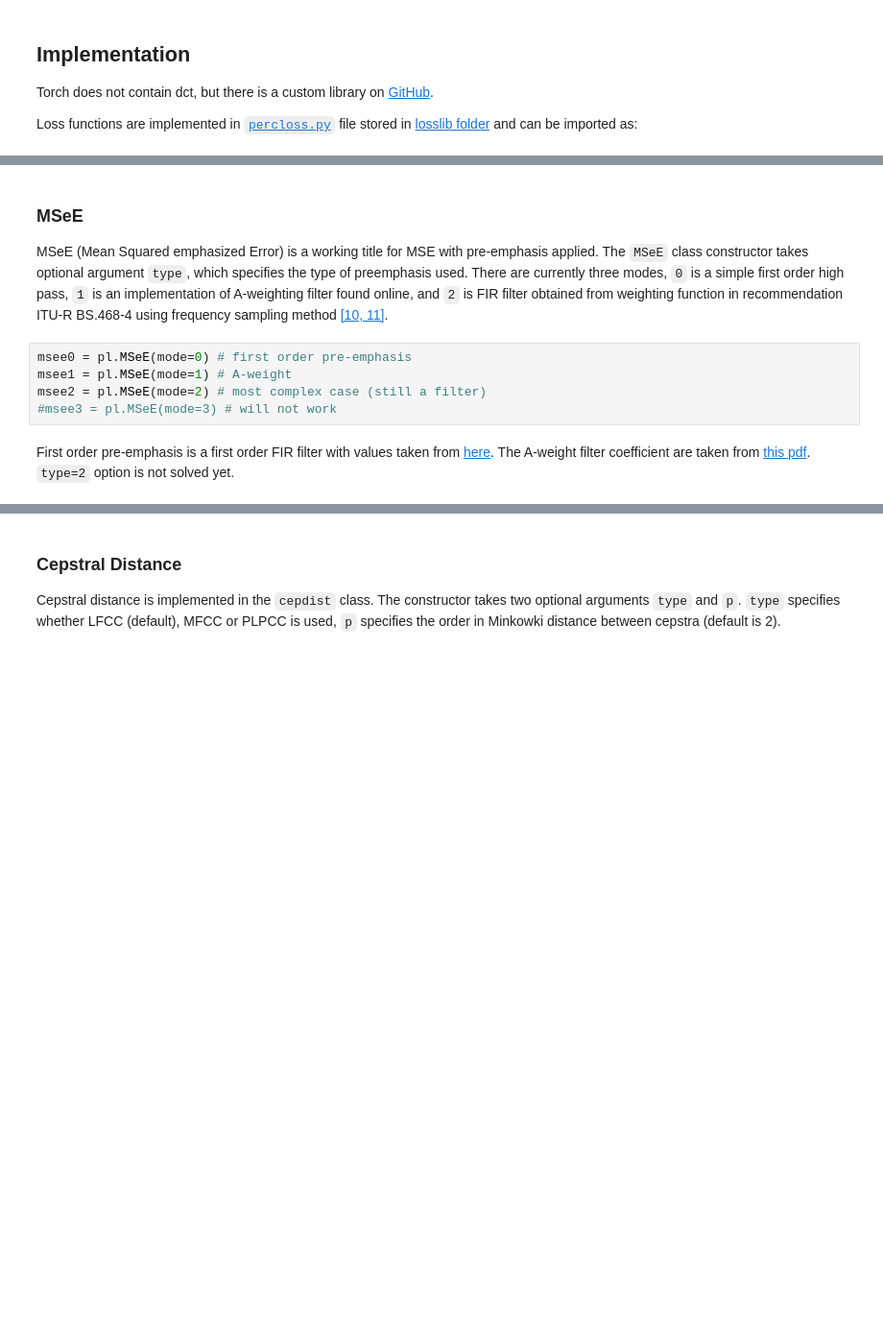
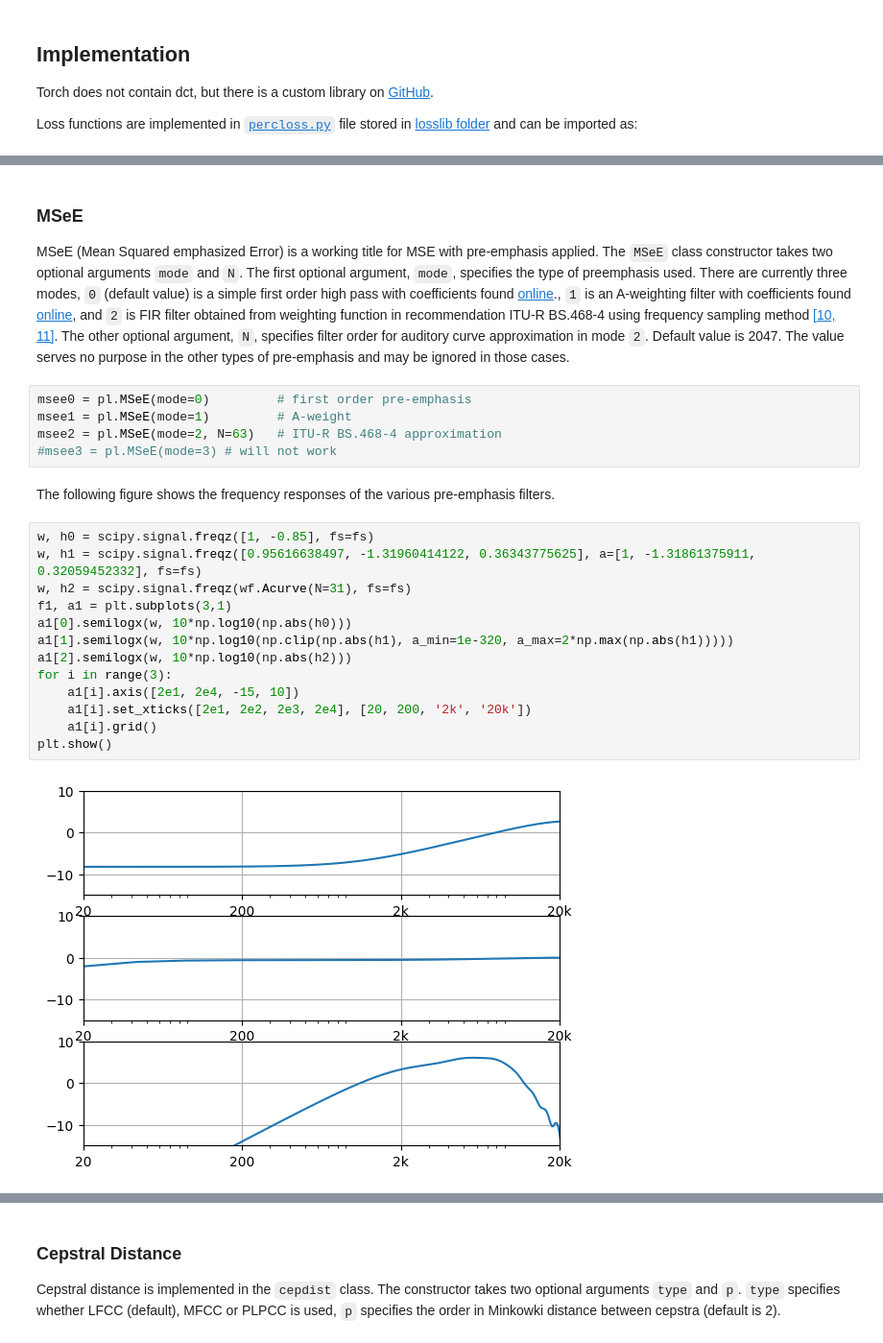
Before and after one commit to Mhuzvar/percloss, a Jupyter notebook: notes.ipynb, the cells around one changed output, grey strips where cells are left out. Shown: that part at 96% size. Cells and saved outputs as stored; diff of their text form; blank space fills up the shorter version.

Commit message:
250625 all MSeE types working

```diff
--- a/notes.ipynb
+++ b/notes.ipynb
@@ -194,14 +224,31 @@ import losslib.percloss as pl
 ### MSeE
 
 MSeE (Mean Squared emphasized Error) is a working title for MSE with pre-emphasis applied.
-The `MSeE` class constructor takes optional argument `type`, which specifies the type of preemphasis used.
-There are currently three modes, `0` is a simple first order high pass, `1` is an implementation of A-weighting filter found online, and `2` is FIR filter obtained from weighting function in recommendation ITU-R BS.468-4 using frequency sampling method [[10, 11]](#references).
+The `MSeE` class constructor takes two optional arguments `mode` and `N`.
+The first optional argument, `mode`, specifies the type of preemphasis used.
+There are currently three modes, `0` (default value) is a simple first order high pass with coefficients found [online](https://arxiv.org/html/2407.02672v1)., `1` is an A-weighting filter with coefficients found [online](https://jenshee.dk/signalprocessing/aweighting.pdf), and `2` is FIR filter obtained from weighting function in recommendation ITU-R BS.468-4 using frequency sampling method [[10, 11]](#references).
+The other optional argument, `N`, specifies filter order for auditory curve approximation in mode `2`.
+Default value is 2047.
+The value serves no purpose in the other types of pre-emphasis and may be ignored in those cases.
 # %%
-msee0 = pl.MSeE(mode=0) # first order pre-emphasis
-msee1 = pl.MSeE(mode=1) # A-weight
-msee2 = pl.MSeE(mode=2) # most complex case (still a filter)
+msee0 = pl.MSeE(mode=0)         # first order pre-emphasis
+msee1 = pl.MSeE(mode=1)         # A-weight
+msee2 = pl.MSeE(mode=2, N=63)   # ITU-R BS.468-4 approximation
 #msee3 = pl.MSeE(mode=3) # will not work
-# %% [markdown]
-First order pre-emphasis is a first order FIR filter with values taken from [here](https://arxiv.org/html/2407.02672v1).
-The A-weight filter coefficient are taken from [this pdf](https://jenshee.dk/signalprocessing/aweighting.pdf).
-`type=2` option is not solved yet.
+# %% [markdown]
+The following figure shows the frequency responses of the various pre-emphasis filters.
+# %%
+w, h0 = scipy.signal.freqz([1, -0.85], fs=fs)
+w, h1 = scipy.signal.freqz([0.95616638497, -1.31960414122, 0.36343775625], a=[1, -1.31861375911, 0.32059452332], fs=fs)
+w, h2 = scipy.signal.freqz(wf.Acurve(N=31), fs=fs)
+f1, a1 = plt.subplots(3,1)
+a1[0].semilogx(w, 10*np.log10(np.abs(h0)))
+a1[1].semilogx(w, 10*np.log10(np.clip(np.abs(h1), a_min=1e-320, a_max=2*np.max(np.abs(h1)))))
+a1[2].semilogx(w, 10*np.log10(np.abs(h2)))
+for i in range(3):
+    a1[i].axis([2e1, 2e4, -15, 10])
+    a1[i].set_xticks([2e1, 2e2, 2e3, 2e4], [20, 200, '2k', '20k'])
+    a1[i].grid()
+plt.show()
+# %% [output]
+[figure, added]
```
Also changed, not shown: parts of 11 cells of this notebook, 2 other files.
